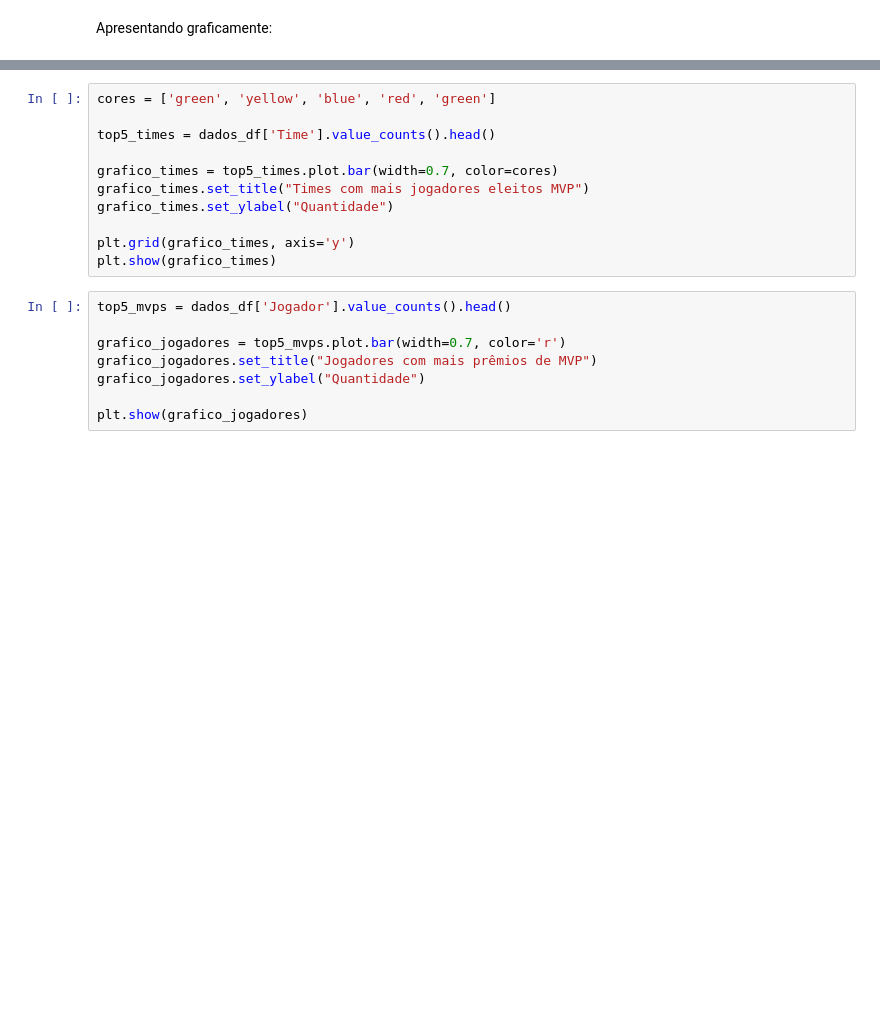
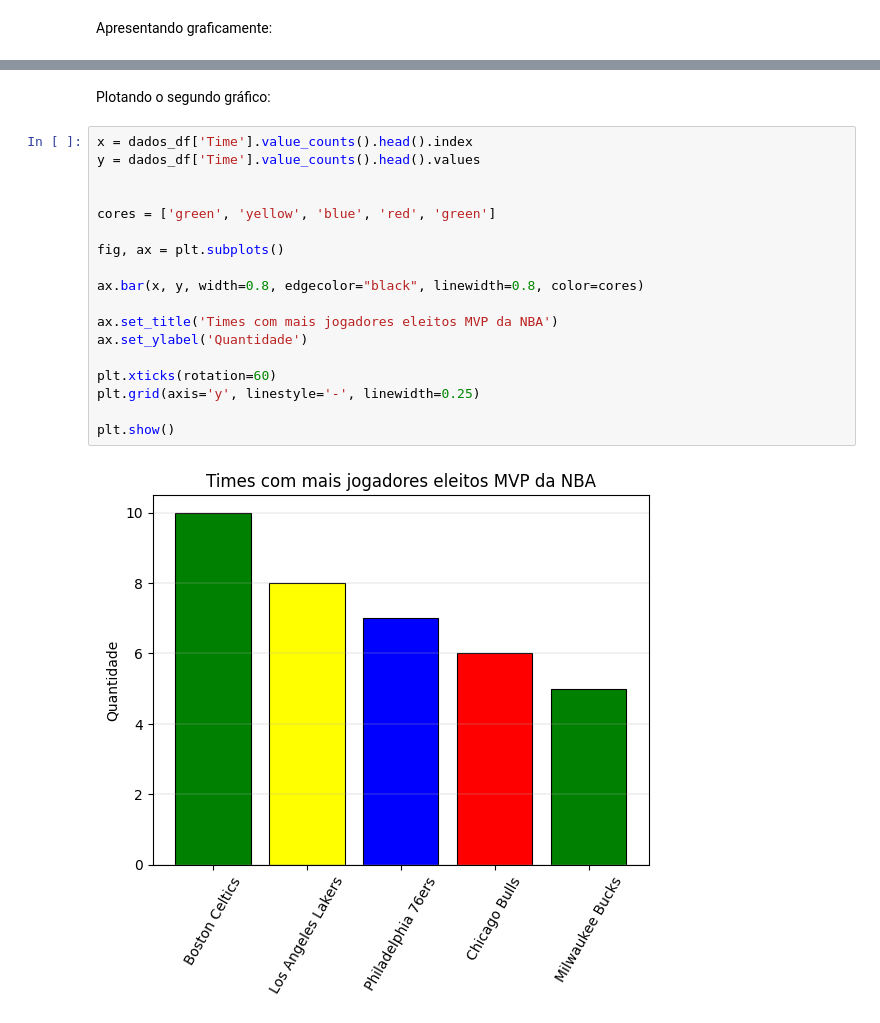
Before and after one commit to BrunoSaintClair/Mvps_NBA-Scraping, a Jupyter notebook: main.ipynb, the cells around one changed output, grey strips where cells are left out. Cells and saved outputs as stored; diff of their text form; blank space fills up the shorter version.

Commit message:
mudança na geração dos gráficos
foram feitas também algumas outras alterações com a finalidade de deixar o código mais organizado.

```diff
--- a/main.ipynb
+++ b/main.ipynb
@@ -65,19 +91,22 @@ Apresentando graficamente:
+# %% [markdown]
+Plotando o segundo gráfico:
 # %%
+x = dados_df['Time'].value_counts().head().index
+y = dados_df['Time'].value_counts().head().values
+
+
 cores = ['green', 'yellow', 'blue', 'red', 'green']
 
-top5_times = dados_df['Time'].value_counts().head()
+fig, ax = plt.subplots()
 
-grafico_times = top5_times.plot.bar(width=0.7, color=cores)
-grafico_times.set_title("Times com mais jogadores eleitos MVP")
-grafico_times.set_ylabel("Quantidade")
+ax.bar(x, y, width=0.8, edgecolor="black", linewidth=0.8, color=cores)
 
-plt.grid(grafico_times, axis='y')
-plt.show(grafico_times)
+ax.set_title('Times com mais jogadores eleitos MVP da NBA')
+ax.set_ylabel('Quantidade')
+
+plt.xticks(rotation=60)
+plt.grid(axis='y', linestyle='-', linewidth=0.25)
+
+plt.show()
+# %% [output]
+[figure, added]
-# %%
-top5_mvps = dados_df['Jogador'].value_counts().head()
-
-grafico_jogadores = top5_mvps.plot.bar(width=0.7, color='r')
-grafico_jogadores.set_title("Jogadores com mais prêmios de MVP")
-grafico_jogadores.set_ylabel("Quantidade")
-
-plt.show(grafico_jogadores)
```
Also changed, not shown: parts of 5 cells of this notebook.
